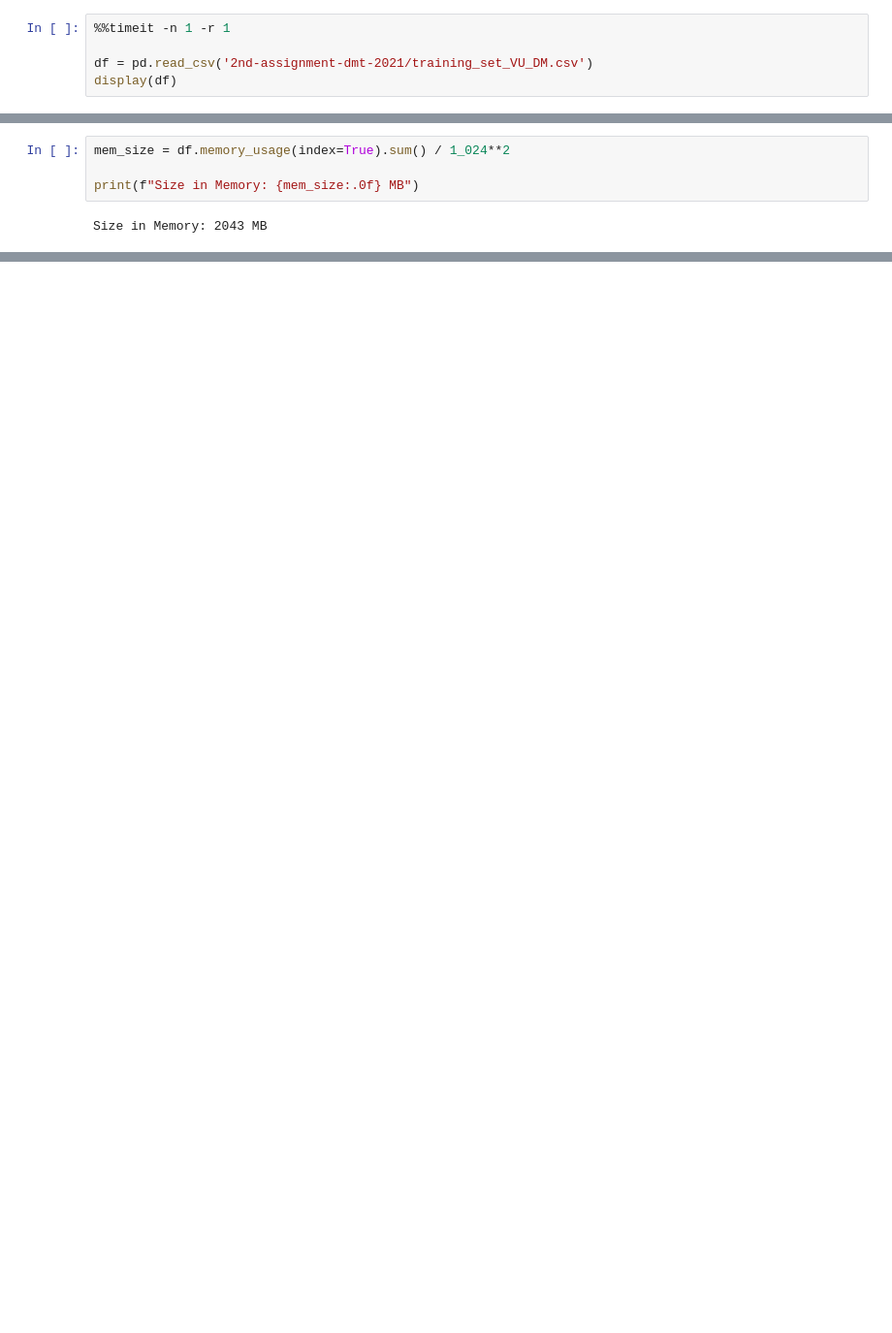
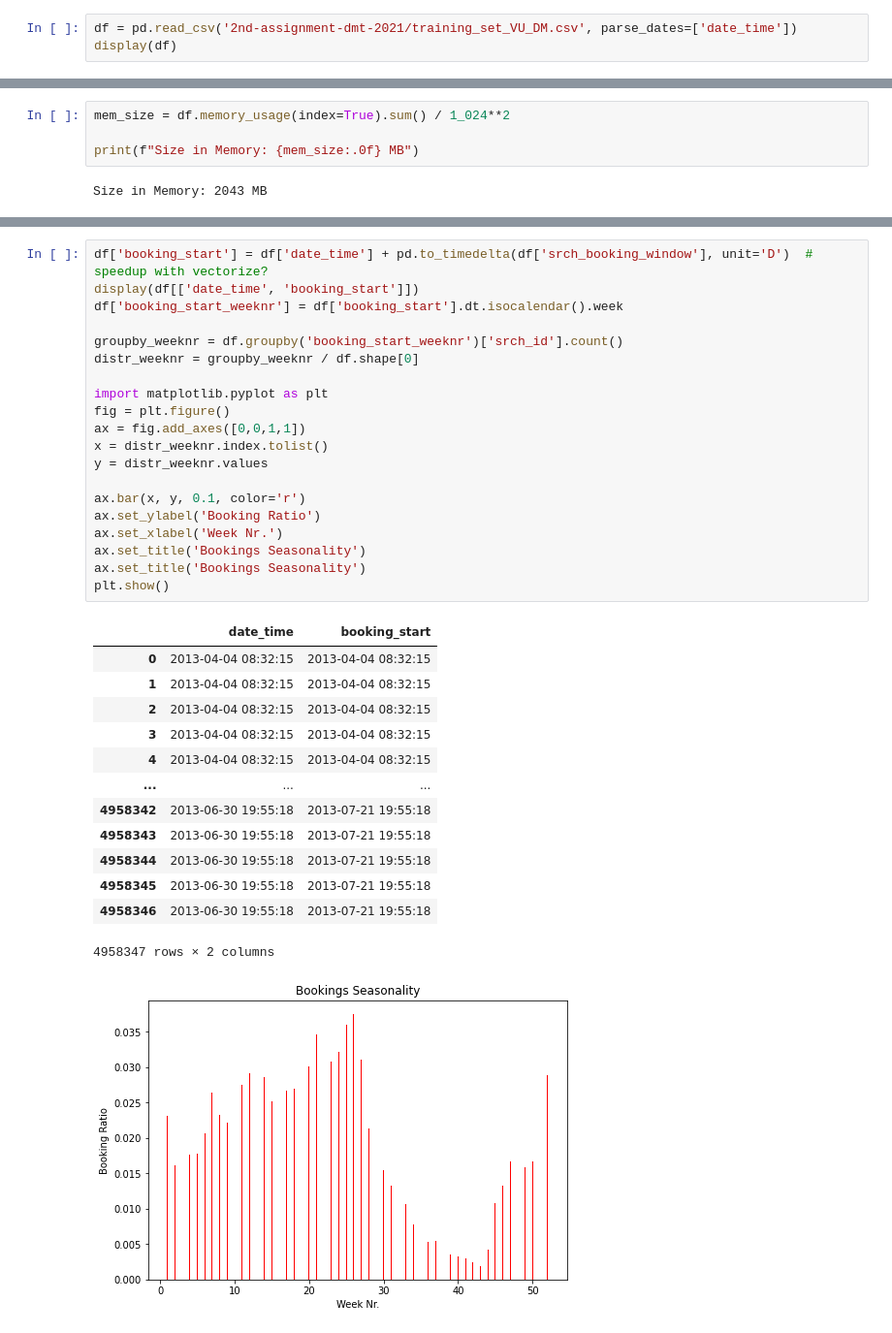
Before and after one commit to tituspellegrom/DataMiningTechniques, a Jupyter notebook: Assignment2/exploration_titus.ipynb, the cells around one changed output, grey strips where cells are left out. Shown at 97% size. Cells and saved outputs as stored; diff of their text form; blank space fills up the shorter version.

```diff
--- a/Assignment2/exploration_titus.ipynb
+++ b/Assignment2/exploration_titus.ipynb
@@ -26,9 +26,7 @@ Hosting the HTTP server on port 55503 instead
 # %% [markdown]
 ### Load Data In
 # %%
-%%timeit -n 1 -r 1
-
-df = pd.read_csv('2nd-assignment-dmt-2021/training_set_VU_DM.csv')
+df = pd.read_csv('2nd-assignment-dmt-2021/training_set_VU_DM.csv', parse_dates=['date_time'])
 display(df)
 # %% [output]
 |  | srch_id | date_time | site_id | visitor_location_country_id | visitor_hist_starrating | visitor_hist_adr_usd | ... |
@@ -154,0 +330,35 @@ dtype: object
+# %%
+df['booking_start'] = df['date_time'] + pd.to_timedelta(df['srch_booking_window'], unit='D')  # speedup with vectorize?
+display(df[['date_time', 'booking_start']])
+df['booking_start_weeknr'] = df['booking_start'].dt.isocalendar().week
+
+groupby_weeknr = df.groupby('booking_start_weeknr')['srch_id'].count()
+distr_weeknr = groupby_weeknr / df.shape[0]
+
+import matplotlib.pyplot as plt
+fig = plt.figure()
+ax = fig.add_axes([0,0,1,1])
+x = distr_weeknr.index.tolist()
+y = distr_weeknr.values
+
+ax.bar(x, y, 0.1, color='r')
+ax.set_ylabel('Booking Ratio')
+ax.set_xlabel('Week Nr.')
+ax.set_title('Bookings Seasonality')
+ax.set_title('Bookings Seasonality')
+plt.show()
+# %% [output]
+|  | date_time | booking_start |
+| 0 | 2013-04-04 08:32:15 | 2013-04-04 08:32:15 |
+| 1 | 2013-04-04 08:32:15 | 2013-04-04 08:32:15 |
+| 2 | 2013-04-04 08:32:15 | 2013-04-04 08:32:15 |
+| 3 | 2013-04-04 08:32:15 | 2013-04-04 08:32:15 |
+| 4 | 2013-04-04 08:32:15 | 2013-04-04 08:32:15 |
+| ... | ... | ... |
+| 4958342 | 2013-06-30 19:55:18 | 2013-07-21 19:55:18 |
+| 4958343 | 2013-06-30 19:55:18 | 2013-07-21 19:55:18 |
+| 4958344 | 2013-06-30 19:55:18 | 2013-07-21 19:55:18 |
+| 4958345 | 2013-06-30 19:55:18 | 2013-07-21 19:55:18 |
+| 4958346 | 2013-06-30 19:55:18 | 2013-07-21 19:55:18 |
+4958347 rows × 2 columns
+[figure, added]
```
Also changed, not shown: parts of 18 cells of this notebook.
